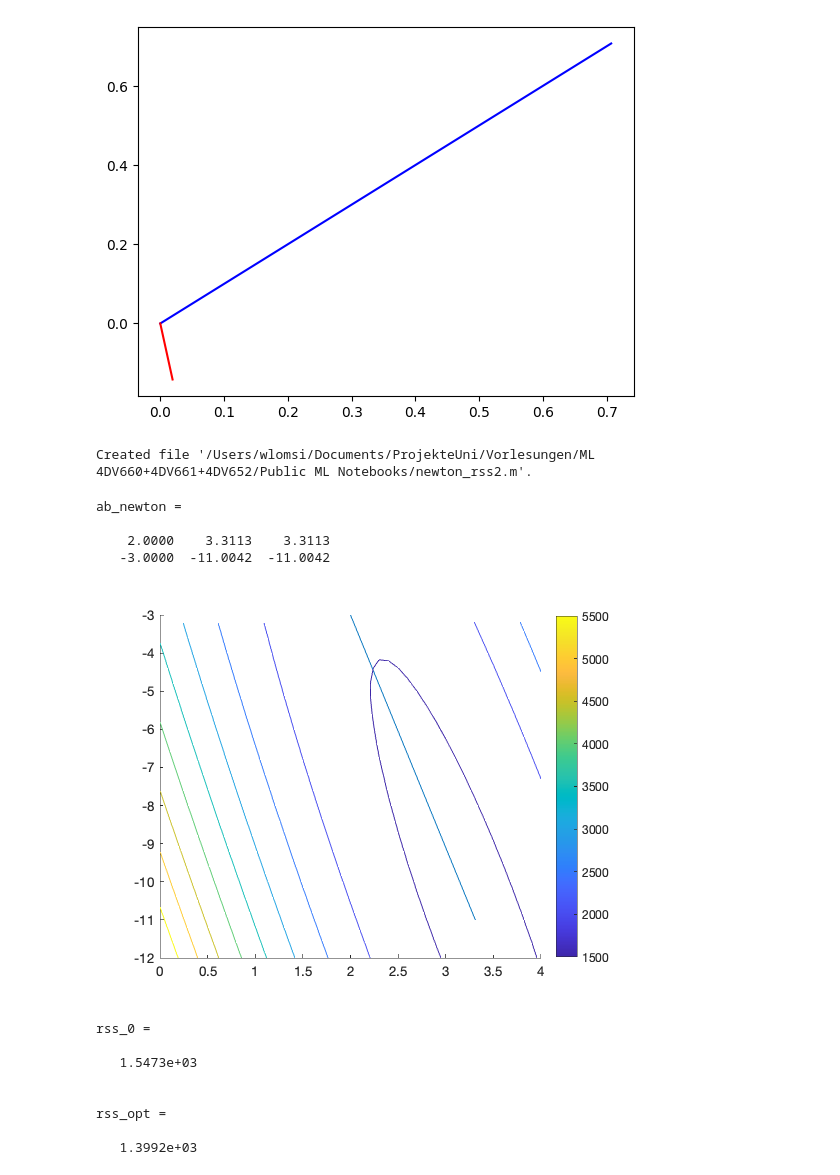
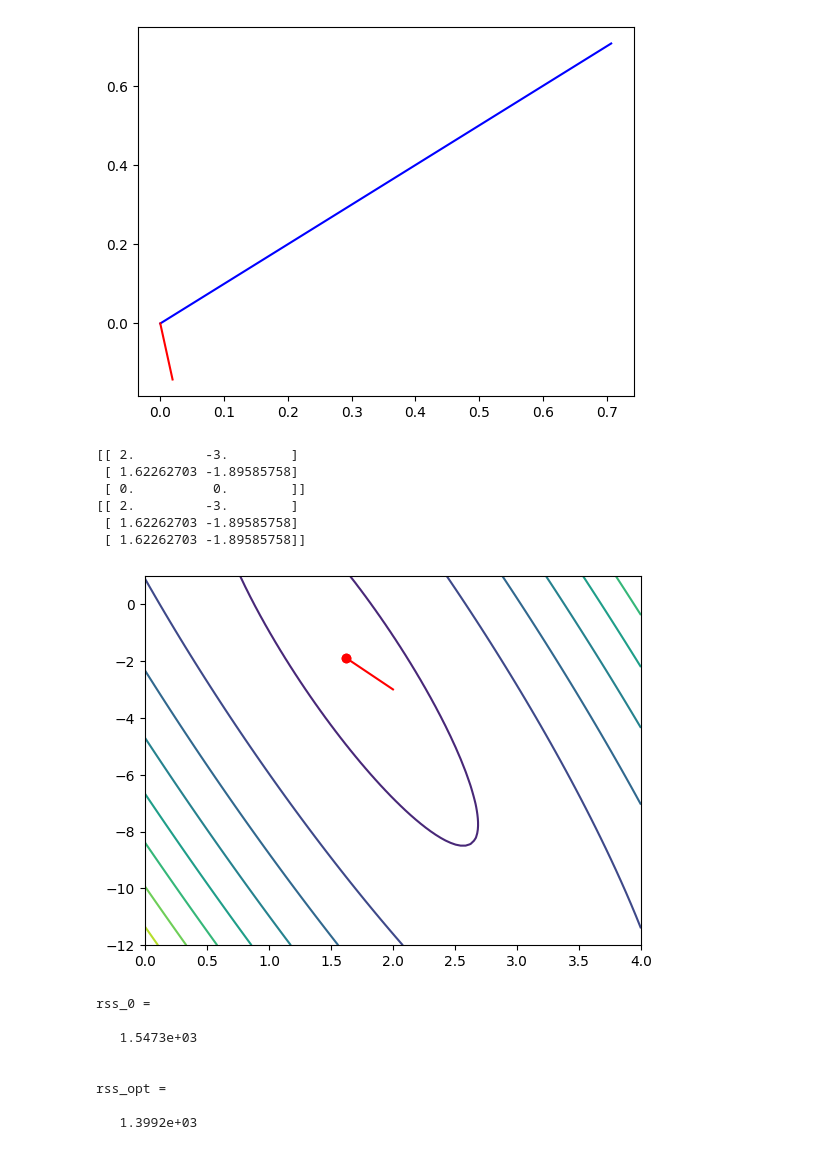
Before and after one commit to kallefrisk/Schoolwork, a Jupyter notebook: Python/DeepLearning/Numerical Linear Regression.ipynb, the cells around one changed output. Saved outputs shown, nothing was run; the diff lists cells and outputs as text; code cells hidden in the pictures.

Commit message:
Added method newton_rss2().

```diff
--- a/Python/DeepLearning/Numerical Linear Regression.ipynb
+++ b/Python/DeepLearning/Numerical Linear Regression.ipynb
@@ -388,44 +388,48 @@ plt.plot([0, v2[0][0]], [0, v2[1][0]], "r-")
 plt.show()
 # %% [output]
 [figure]
-# %%
-%%file newton_rss2.m
-function ab = newton_rss2(K, a0, b0, H, f, ff, verbose)
-    H_inv = inv(H);
-    ab = zeros(2,K+1);
-    ab(1,1)=a0;
-    ab(2,1)=b0;
-    for k = 1:K
-        grad_w = ff(ab(1,k),ab(2,k));
-        grad_a = grad_w(1);
-        grad_b = grad_w(2);
-        %H_inv * [grad_a, grad_b].'
-        ab(:,k+1)= ab(:,k) - H_inv * [grad_a, grad_b].';
-        if verbose
-            line([ab(1,k),ab(1,k+1)],[ab(2,k),ab(2,k+1)])
-            hold on
-        end
-    end
-    if verbose
-        alow = min([ab(1,:), a0-2]);
-        ahigh = max([ab(1,:), a0+2]);
-        blow = min([ab(2,:), b0-9]);
-        bhigh = max([ab(2,:), b0+0]);
-        [A,B] = meshgrid(alow:0.1:ahigh,blow:0.4:bhigh);
-        plot3d(f, A, B, false) %3D contour
-    end
-end
-# %% [output]
-Created file '/Users/wlomsi/Documents/ProjekteUni/Vorlesungen/ML 4DV660+4DV661+4DV652/Public ML Notebooks/newton_rss2.m'.
+# %%
+def newton_rss2(K, a0, b0, X, Y, H, verbose):
+    H_inv = np.linalg.inv(H)
+    ab = np.zeros((K+1, 2))
+    ab[0, 0] = a0
+    ab[0, 1] = b0
+
+    if verbose:
+        plt.figure()
+
+    for k in range(K):
+        [grad_a, grad_b] = grad_rss2(ab[k, 0], ab[k, 1], X, Y)
+        ab[k+1] = ab[k] - np.array([grad_a, grad_b]) @ H_inv.T
+        print(ab)
+        if verbose:
+            plt.plot([ab[k, 0], ab[k+1, 0]], [ab[k, 1], ab[k+1, 1]], "r-")
+            plt.plot(ab[k+1, 0], ab[k+1, 1], "ro")
+
+    if verbose:
+        alow = np.min(ab[:, 0])
+        alow = np.min([alow, a0-2])
+        ahigh = np.max(ab[:, 0])
+        ahigh = np.max([ahigh, a0+2])
+        blow = np.min(ab[:, 1])
+        blow = np.min([blow, b0-9])
+        bhigh = np.max(ab[:, 1])
+        bhigh = np.max([bhigh, b0+9])
+        [A, B] = np.meshgrid(np.linspace(alow, ahigh, 100), np.linspace(blow, bhigh, 100))
+        plt.contour(A, B, rss2(A, B, X, Y), cmap="viridis")
+        plt.show()
+    return ab
 # %%
-K=2;
-ab_newton = newton_rss2(K, a0, b0, H, f, ff, true)
+K = 2
+ab_newton = newton_rss2(K, a0, b0, X, Y, H, verbose=True)
 # %% [output]
-ab_newton =
-
-    2.0000    3.3113    3.3113
-   -3.0000  -11.0042  -11.0042
+[[ 2.         -3.        ]
+ [ 1.62262703 -1.89585758]
+ [ 0.          0.        ]]
+[[ 2.         -3.        ]
+ [ 1.62262703 -1.89585758]
+ [ 1.62262703 -1.89585758]]
-[figure, old version]
+[figure, new version]
 # %%
 rss_0 = f(a0,b0)
 rss_opt = f(ab_newton(1,size(ab_newton,2)),ab_newton(2,size(ab_newton,2)))
```
Also changed, not shown: parts of 1 cell of this notebook.
